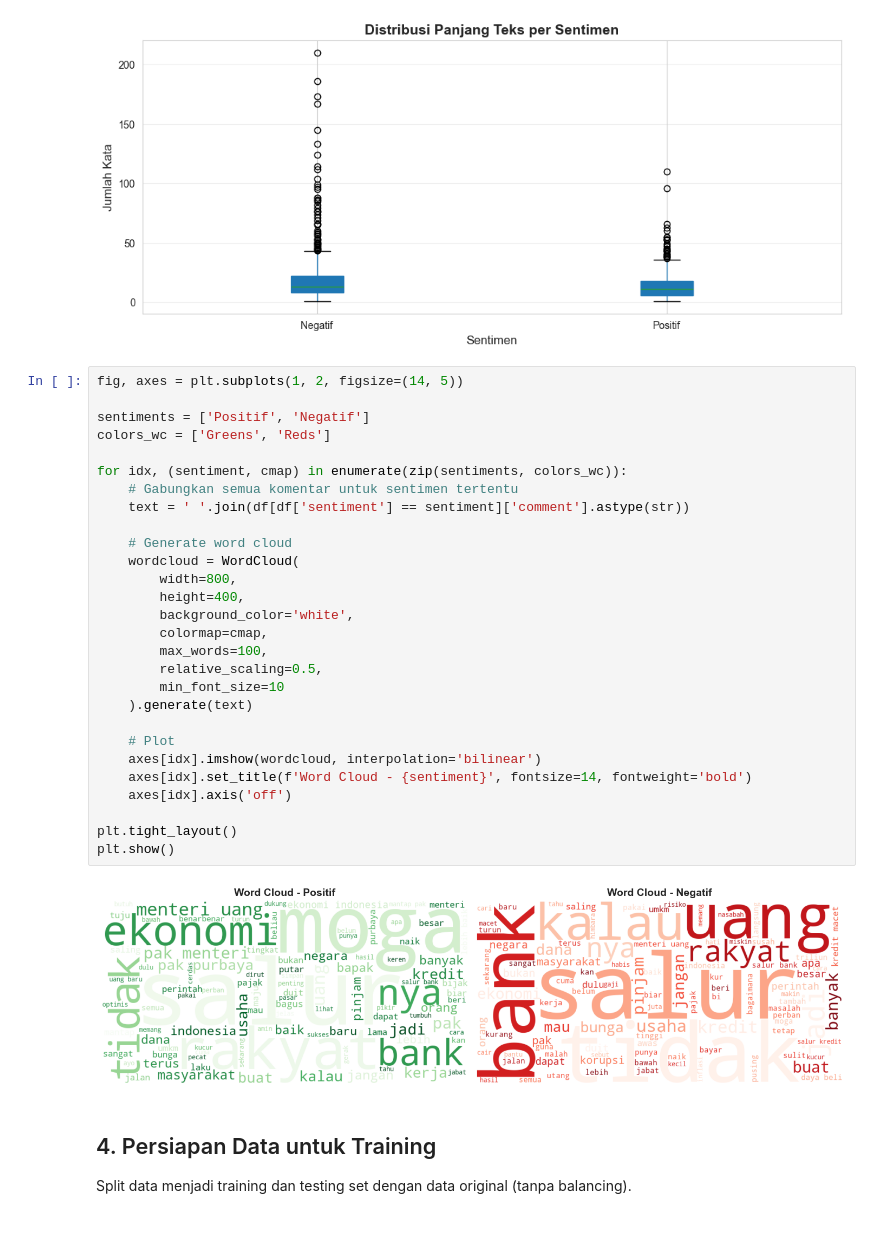
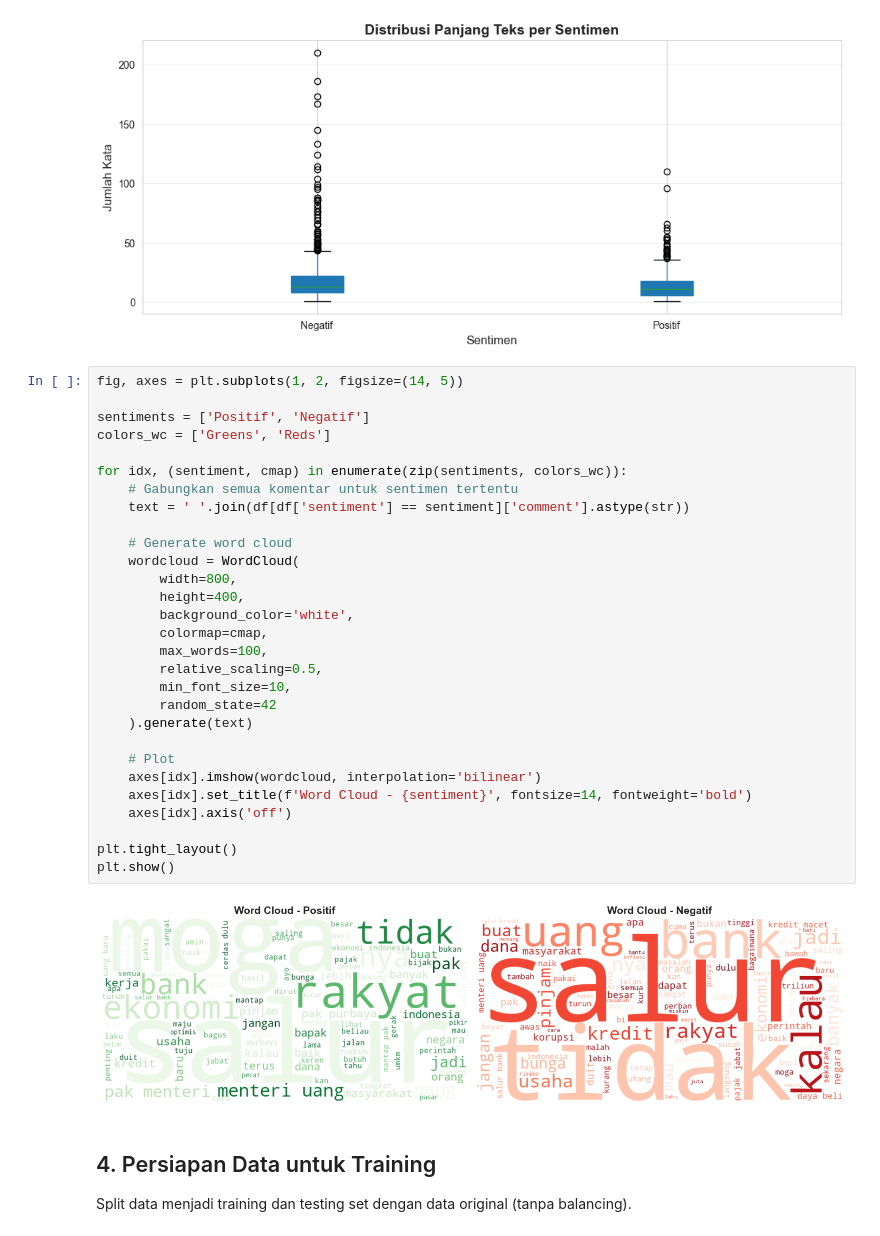
Before and after one commit to Lukas166/sentiment-analysis-purbaya-200t, a Jupyter notebook: data_modeling_withoutNetral.ipynb, the cells around one changed output. Cells and saved outputs as stored; diff of their text form.

```diff
--- a/data_modeling_withoutNetral.ipynb
+++ b/data_modeling_withoutNetral.ipynb
@@ -147,33 +147,34 @@ Positif        684.0   87.135965   72.067627  7.0  39.0  64.5  112.0   688.0
 # %%
 fig, axes = plt.subplots(1, 2, figsize=(14, 5))
 
 sentiments = ['Positif', 'Negatif']
 colors_wc = ['Greens', 'Reds']
 
 for idx, (sentiment, cmap) in enumerate(zip(sentiments, colors_wc)):
     # Gabungkan semua komentar untuk sentimen tertentu
     text = ' '.join(df[df['sentiment'] == sentiment]['comment'].astype(str))
 
     # Generate word cloud
     wordcloud = WordCloud(
         width=800,
         height=400,
         background_color='white',
         colormap=cmap,
         max_words=100,
         relative_scaling=0.5,
-        min_font_size=10
+        min_font_size=10,
+        random_state=42
     ).generate(text)
 
     # Plot
     axes[idx].imshow(wordcloud, interpolation='bilinear')
     axes[idx].set_title(f'Word Cloud - {sentiment}', fontsize=14, fontweight='bold')
     axes[idx].axis('off')
 
 plt.tight_layout()
 plt.show()
 # %% [output]
-[figure, old version]
+[figure, new version]
 # %% [markdown]
 ## 4. Persiapan Data untuk Training
 
```
Also changed, not shown: 5 other files.
